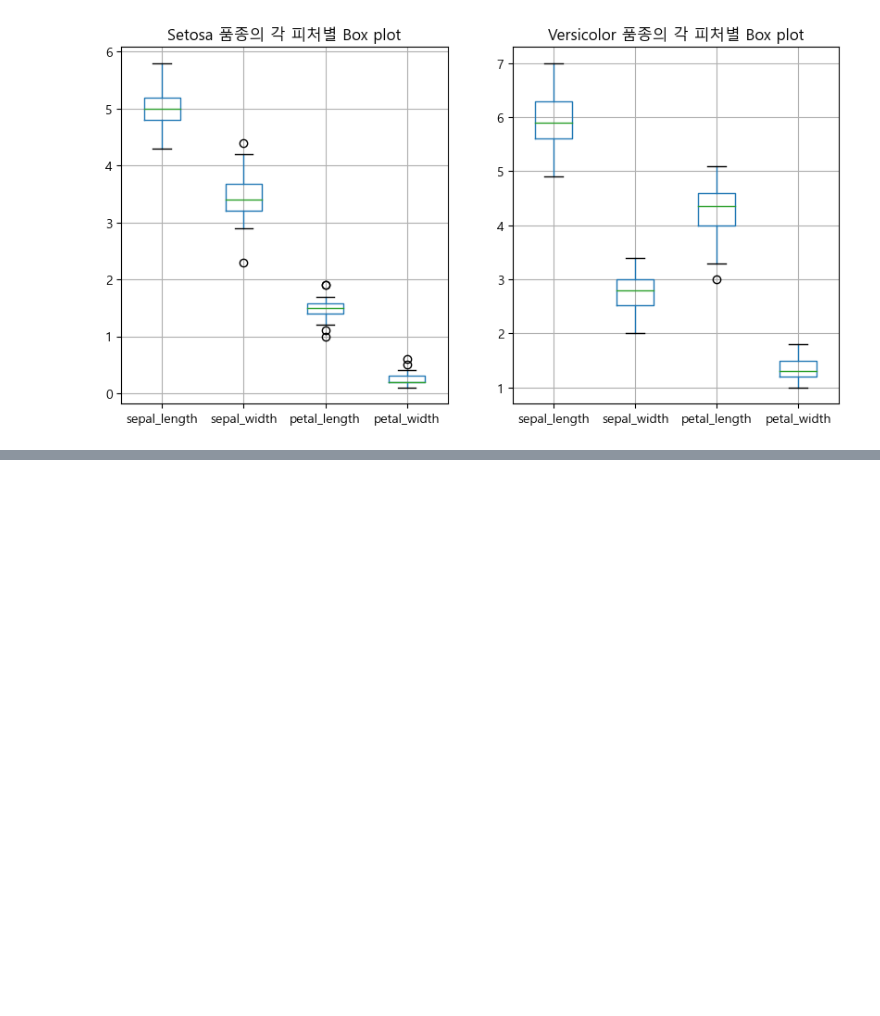
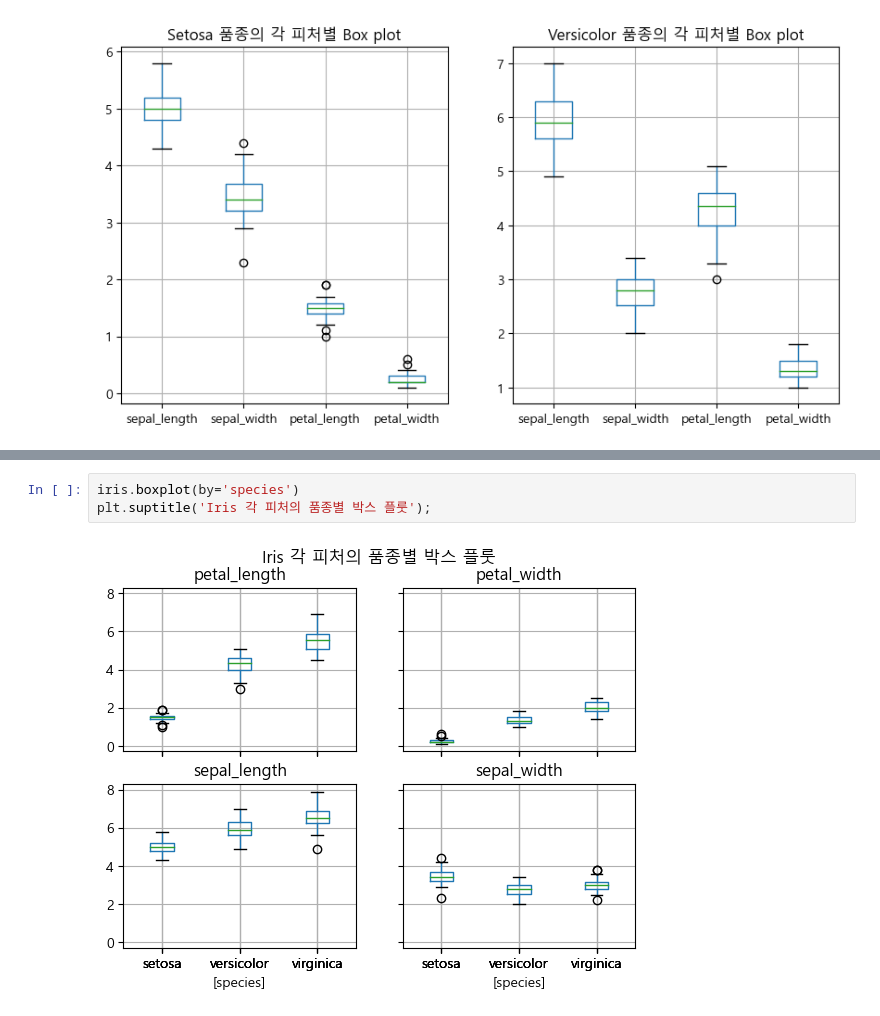
Before and after one commit to njy622/DataAnalysis-2023.09, a Jupyter notebook: 03.시각화/07.Pandas.ipynb, the cells around one changed output, grey strips where cells are left out. Drawn from its saved outputs; the diff is of its cells as text; blank space fills up the shorter version.

```diff
--- a/03.시각화/07.Pandas.ipynb
+++ b/03.시각화/07.Pandas.ipynb
@@ -145,0 +151,5 @@ plt.show()
+# %%
+iris.boxplot(by='species')
+plt.suptitle('Iris 각 피처의 품종별 박스 플룻');
+# %% [output]
+[figure, added]
```
Also changed, not shown: parts of 1 cell of this notebook.
